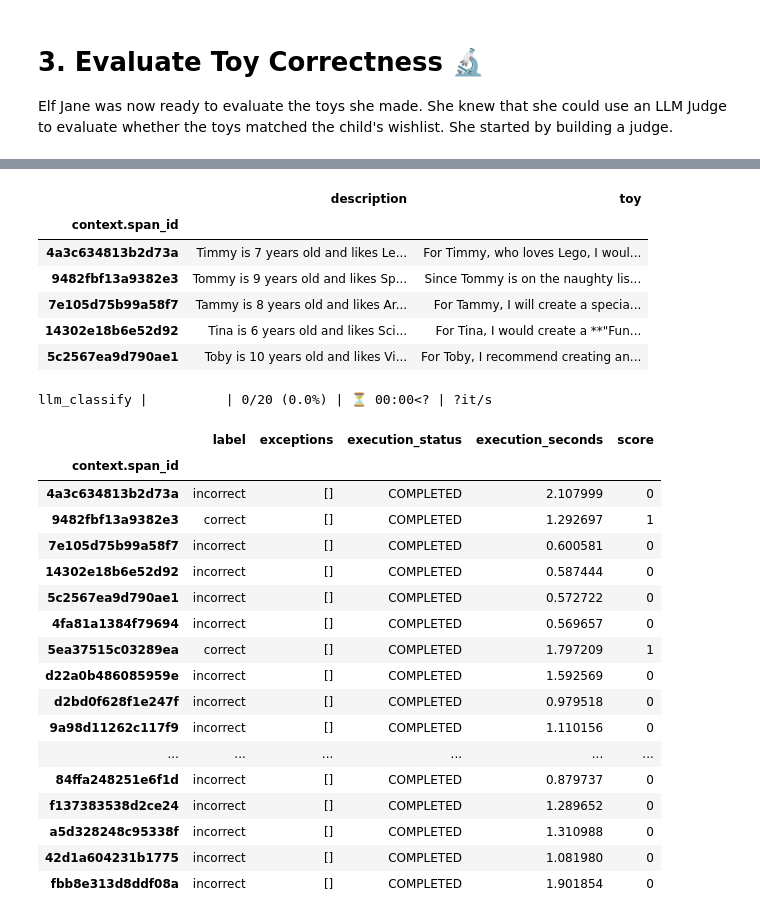
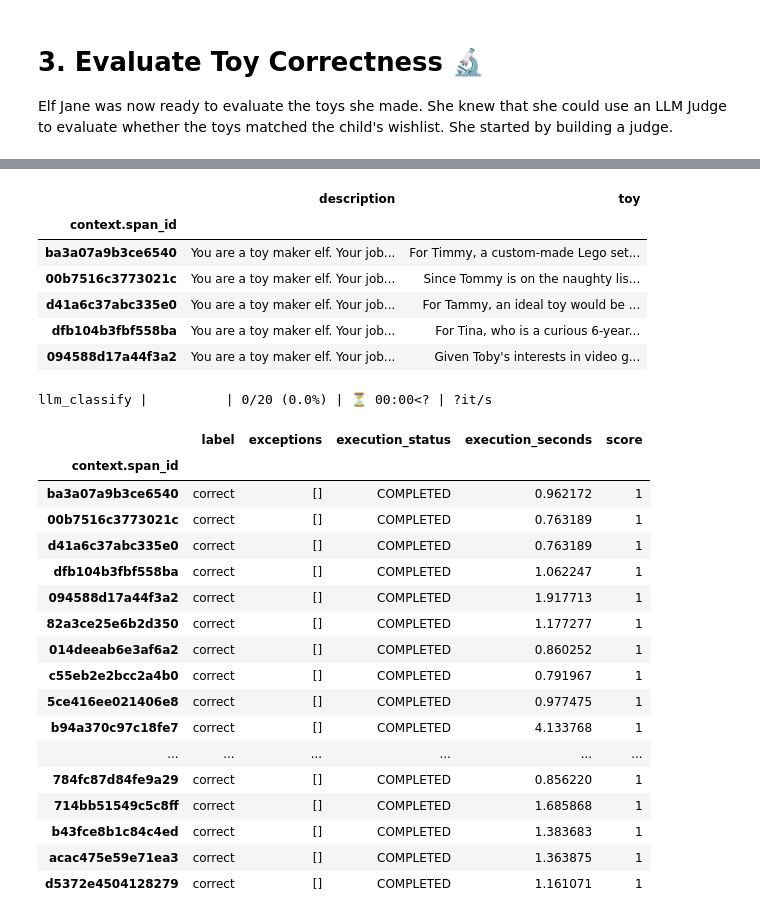
Before and after one commit to d-kleine/Advent_of_HayStack, a Jupyter notebook: 07_Arize_Phoenix.ipynb, the cells around one changed output, grey strips where cells are left out. Drawn from its saved outputs; the diff is of its cells as text; code cells hidden in the pictures.

Commit message:
changed p7: correct toy wrt list info

```diff
--- a/07_Arize_Phoenix.ipynb
+++ b/07_Arize_Phoenix.ipynb
@@ -109,12 +211,16 @@ from haystack.components.builders import ChatPromptBuilder
 from haystack import Pipeline
 
 messages = [
-    ChatMessage.from_system("You are a toy maker elf. Your job is to make toys for the nice kids on the nice list. If the child is on the naughty list, give them a 'Rabbit R1'. {{name}} is on the {{list}} list"),
-    ChatMessage.from_user("Create a toy for {{name}} that they will like. {{name}} is {{age}} years old and likes {{likes}} and dislikes {{dislikes}}."),
+    ChatMessage.from_system(
+        "You are a toy maker elf. Your job is to make toys for the nice kids on the nice list. If the child is on the naughty list, give them a 'Rabbit R1'. {{name}} is on the {{list}} list"
+    ),
+    ChatMessage.from_user(
+        "Create a toy for {{name}} that they will like. {{name}} is {{age}} years old and likes {{likes}} and dislikes {{dislikes}}."
+    ),
 ]
 
 builder = ChatPromptBuilder(messages)
-chat_generator = OpenAIChatGenerator(model="gpt-4o-mini")
+chat_generator = OpenAIChatGenerator(model="gpt-4-turbo")
 
 pipeline = Pipeline()
 pipeline.add_component("builder", builder)
@@ -122,8 +228,9 @@ pipeline.add_component("chat_generator", chat_generator)
 
 pipeline.connect("builder", "chat_generator")
 
+
 def make_toy(child):
-    return pipeline.run({"builder":{**child}})["chat_generator"]["replies"]
+    return pipeline.run({"builder": {**child}})["chat_generator"]["replies"]
 # %%
 for child in children:
     make_toy(child)
@@ -224,6 +333,6 @@ str(input_contents.iloc[0]).split('. ')[-1].strip()
 # %%
 # Extract the last sentence from each input
-extracted_descriptions = input_contents.apply(lambda x: str(x).split('. ')[-1].strip())
+extracted_descriptions = input_contents.apply(lambda x: " ".join(x))
 print(extracted_descriptions)
 # %% [output]
 context.span_id
@@ -267,25 +376,28 @@ Name: attributes.llm.output_messages, dtype: object
 # %%
 import pandas as pd
 
-prompts_df = pd.DataFrame({'description': extracted_descriptions, 'toy': extracted_toys})
+prompts_df = pd.DataFrame(
+    {"description": extracted_descriptions, "toy": extracted_toys}
+)
 
 # Display the new DataFrame
 prompts_df.head()
 # %% [output]
 |  | description | toy |
 | context.span_id |  |  |
-| 4a3c634813b2d73a | Timmy is 7 years old and likes Le... | For Timmy, who loves Lego, I woul... |
-| 9482fbf13a9382e3 | Tommy is 9 years old and likes Sp... | Since Tommy is on the naughty lis... |
-| 7e105d75b99a58f7 | Tammy is 8 years old and likes Ar... | For Tammy, I will create a specia... |
-| 14302e18b6e52d92 | Tina is 6 years old and likes Sci... | For Tina, I would create a **"Fun... |
-| 5c2567ea9d790ae1 | Toby is 10 years old and likes Vi... | For Toby, I recommend creating an... |
+| ba3a07a9b3ce6540 | You are a toy maker elf. Your job... | For Timmy, a custom-made Lego set... |
+| 00b7516c3773021c | You are a toy maker elf. Your job... | Since Tommy is on the naughty lis... |
+| d41a6c37abc335e0 | You are a toy maker elf. Your job... | For Tammy, an ideal toy would be ... |
+| dfb104b3fbf558ba | You are a toy maker elf. Your job... | For Tina, who is a curious 6-year... |
+| 094588d17a44f3a2 | You are a toy maker elf. Your job... | Given Toby's interests in video g... |
 # %%
 from phoenix.evals import (
     llm_classify,
-    OpenAIModel # can swap for another model supported by Phoenix or run open-source models through LiteLLM and Ollama: https://docs.arize.com/phoenix/evaluation/evaluation-models
+    OpenAIModel,  # can swap for another model supported by Phoenix or run open-source models through LiteLLM and Ollama: https://docs.arize.com/phoenix/evaluation/evaluation-models
 )
 
 import nest_asyncio
+
 nest_asyncio.apply()
 
 # TODO: Evaluate the traces with the LLM Judge
@@ -295,33 +407,37 @@ rails = ["incorrect", "correct"]
 eval_results = llm_classify(
     dataframe=prompts_df,
     template=llm_judge_prompt,
-    model=OpenAIModel(model="gpt-4o-mini"),
-    rails=rails
+    model=OpenAIModel(model="gpt-4o-mini"),  # using a different model for evaluation
+    rails=rails,
 )
 # %% [output]
 llm_classify |          | 0/20 (0.0%) | ⏳ 00:00<? | ?it/s
 # %%
-eval_results["score"] = eval_results["label"].apply(lambda x: 1 if x == "correct" else 0)
+eval_results["score"] = eval_results["label"].apply(
+    lambda x: 1 if x == "correct" else 0
+)
+
+
 eval_results
 # %% [output]
 |  | label | exceptions | execution_status | execution_seconds | score |
 | context.span_id |  |  |  |  |  |
-| 4a3c634813b2d73a | incorrect | [] | COMPLETED | 2.107999 | 0 |
-| 9482fbf13a9382e3 | correct | [] | COMPLETED | 1.292697 | 1 |
-| 7e105d75b99a58f7 | incorrect | [] | COMPLETED | 0.600581 | 0 |
-| 14302e18b6e52d92 | incorrect | [] | COMPLETED | 0.587444 | 0 |
-| 5c2567ea9d790ae1 | incorrect | [] | COMPLETED | 0.572722 | 0 |
-| 4fa81a1384f79694 | incorrect | [] | COMPLETED | 0.569657 | 0 |
-| 5ea37515c03289ea | correct | [] | COMPLETED | 1.797209 | 1 |
-| d22a0b486085959e | incorrect | [] | COMPLETED | 1.592569 | 0 |
-| d2bd0f628f1e247f | incorrect | [] | COMPLETED | 0.979518 | 0 |
-| 9a98d11262c117f9 | incorrect | [] | COMPLETED | 1.110156 | 0 |
+| ba3a07a9b3ce6540 | correct | [] | COMPLETED | 0.962172 | 1 |
+| 00b7516c3773021c | correct | [] | COMPLETED | 0.763189 | 1 |
+| d41a6c37abc335e0 | correct | [] | COMPLETED | 0.763189 | 1 |
+| dfb104b3fbf558ba | correct | [] | COMPLETED | 1.062247 | 1 |
+| 094588d17a44f3a2 | correct | [] | COMPLETED | 1.917713 | 1 |
+| 82a3ce25e6b2d350 | correct | [] | COMPLETED | 1.177277 | 1 |
+| 014deeab6e3af6a2 | correct | [] | COMPLETED | 0.860252 | 1 |
+| c55eb2e2bcc2a4b0 | correct | [] | COMPLETED | 0.791967 | 1 |
+| 5ce416ee021406e8 | correct | [] | COMPLETED | 0.977475 | 1 |
+| b94a370c97c18fe7 | correct | [] | COMPLETED | 4.133768 | 1 |
 | ... | ... | ... | ... | ... | ... |
-| 84ffa248251e6f1d | incorrect | [] | COMPLETED | 0.879737 | 0 |
-| f137383538d2ce24 | incorrect | [] | COMPLETED | 1.289652 | 0 |
-| a5d328248c95338f | incorrect | [] | COMPLETED | 1.310988 | 0 |
-| 42d1a604231b1775 | incorrect | [] | COMPLETED | 1.081980 | 0 |
-| fbb8e313d8ddf08a | incorrect | [] | COMPLETED | 1.901854 | 0 |
+| 784fc87d84fe9a29 | correct | [] | COMPLETED | 0.856220 | 1 |
+| 714bb51549c5c8ff | correct | [] | COMPLETED | 1.685868 | 1 |
+| b43fce8b1c84c4ed | correct | [] | COMPLETED | 1.383683 | 1 |
+| acac475e59e71ea3 | correct | [] | COMPLETED | 1.363875 | 1 |
+| d5372e4504128279 | correct | [] | COMPLETED | 1.161071 | 1 |
 # %%
 from phoenix.trace import SpanEvaluations
 
```
Also changed, not shown: parts of 9 cells of this notebook.
